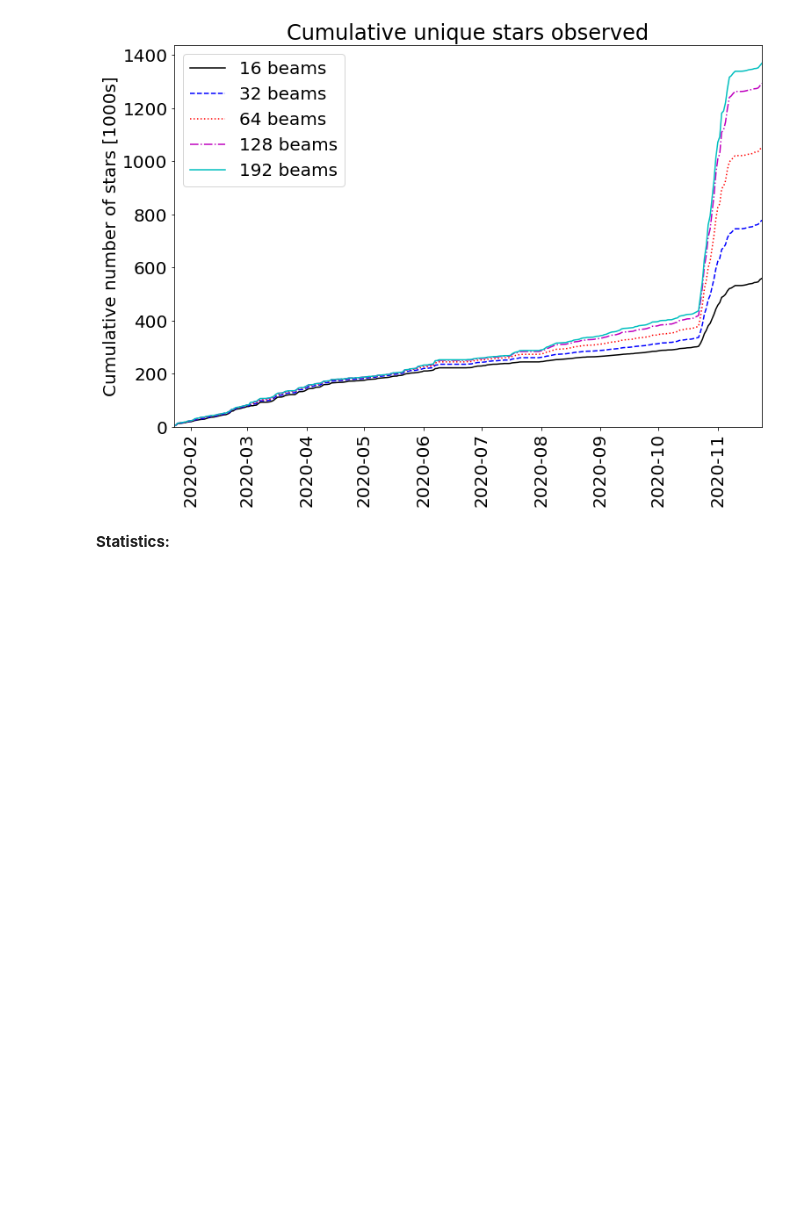
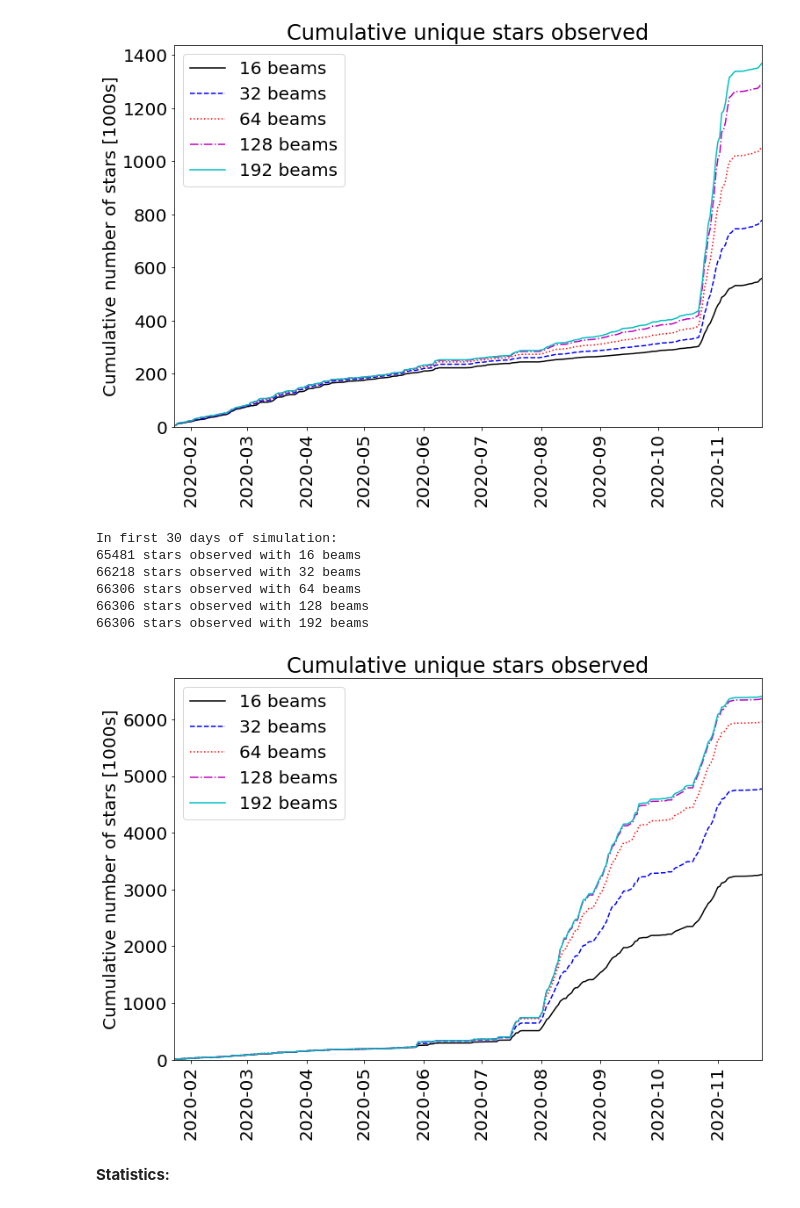
Before and after one commit to danielczech/observing-progress, a Jupyter notebook: observing-progress.ipynb, the cells around one changed output. Saved outputs shown, nothing was run; the diff lists cells and outputs as text; code cells hidden in the pictures; blank space fills up the shorter version.

```diff
--- a/observing-progress.ipynb
+++ b/observing-progress.ipynb
@@ -241,3 +247,59 @@ In first 30 days of simulation:
+# %%
+# Load progress files for different beam numbers
+with open('progress_16_10.pkl', 'rb') as f:
+    progress_16_10 = pickle.load(f)
+with open('progress_32_10.pkl', 'rb') as f:
+    progress_32_10 = pickle.load(f)
+with open('progress_64_10.pkl', 'rb') as f:
+    progress_64_10 = pickle.load(f)
+with open('progress_128_10.pkl', 'rb') as f:
+    progress_128_10 = pickle.load(f)
+with open('progress_192_10.pkl', 'rb') as f:
+    progress_192_10 = pickle.load(f)
+# %%
+# Plot observing progress by date:
+c_16 = np.cumsum(progress_16_10[1])
+c_32 = np.cumsum(progress_32_10[1])
+c_64 = np.cumsum(progress_64_10[1])
+c_128 = np.cumsum(progress_128_10[1])
+c_192 = np.cumsum(progress_192_10[1])
+
+print('In first 30 days of simulation: ')
+print('{} stars observed with 16 beams'.format(c_16[30]))
+print('{} stars observed with 32 beams'.format(c_32[30]))
+print('{} stars observed with 64 beams'.format(c_64[30]))
+print('{} stars observed with 128 beams'.format(c_128[30]))
+print('{} stars observed with 192 beams'.format(c_192[30]))
+
+c_16 = np.asarray(c_16)/1000.0
+c_32 = np.asarray(c_32)/1000.0
+c_64 = np.asarray(c_64)/1000.0
+c_128 = np.asarray(c_128)/1000.0
+c_192 = np.asarray(c_192)/1000.0
+
+fig = plt.figure(figsize = (12,8))
+plt.plot(progress_16_10[0], c_16, c = 'k', label = '16 beams')
+plt.plot(progress_32_10[0], c_32, c = 'b', ls = '--', label = '32 beams')
+plt.plot(progress_64_10[0], c_64, c = 'r', ls = ':', label = '64 beams')
+plt.plot(progress_128_10[0], c_128, c = 'm', ls = '-.', label = '128 beams')
+plt.plot(progress_192_10[0], c_192, c = 'c', ls = '-', label = '192 beams')
+
+plt.title("Cumulative unique stars observed")
+plt.ylabel("Cumulative number of stars [1000s]")
+plt.xticks(rotation = 90)
+plt.xlim([min(progress_16_10[0]), max(progress_16_10[0])])
+plt.gca().set_ylim(bottom = 0)
+plt.legend()
+fig.savefig('progress_10.png', bbox_inches='tight', dpi=400, transparent = False, facecolor = 'white')
+plt.show()
+# %% [output]
+In first 30 days of simulation:
+65481 stars observed with 16 beams
+66218 stars observed with 32 beams
+66306 stars observed with 64 beams
+66306 stars observed with 128 beams
+66306 stars observed with 192 beams
+[figure, added]
 # %% [markdown]
 __Statistics:__
 # %%
```
Also changed, not shown: parts of 1 cell of this notebook.
